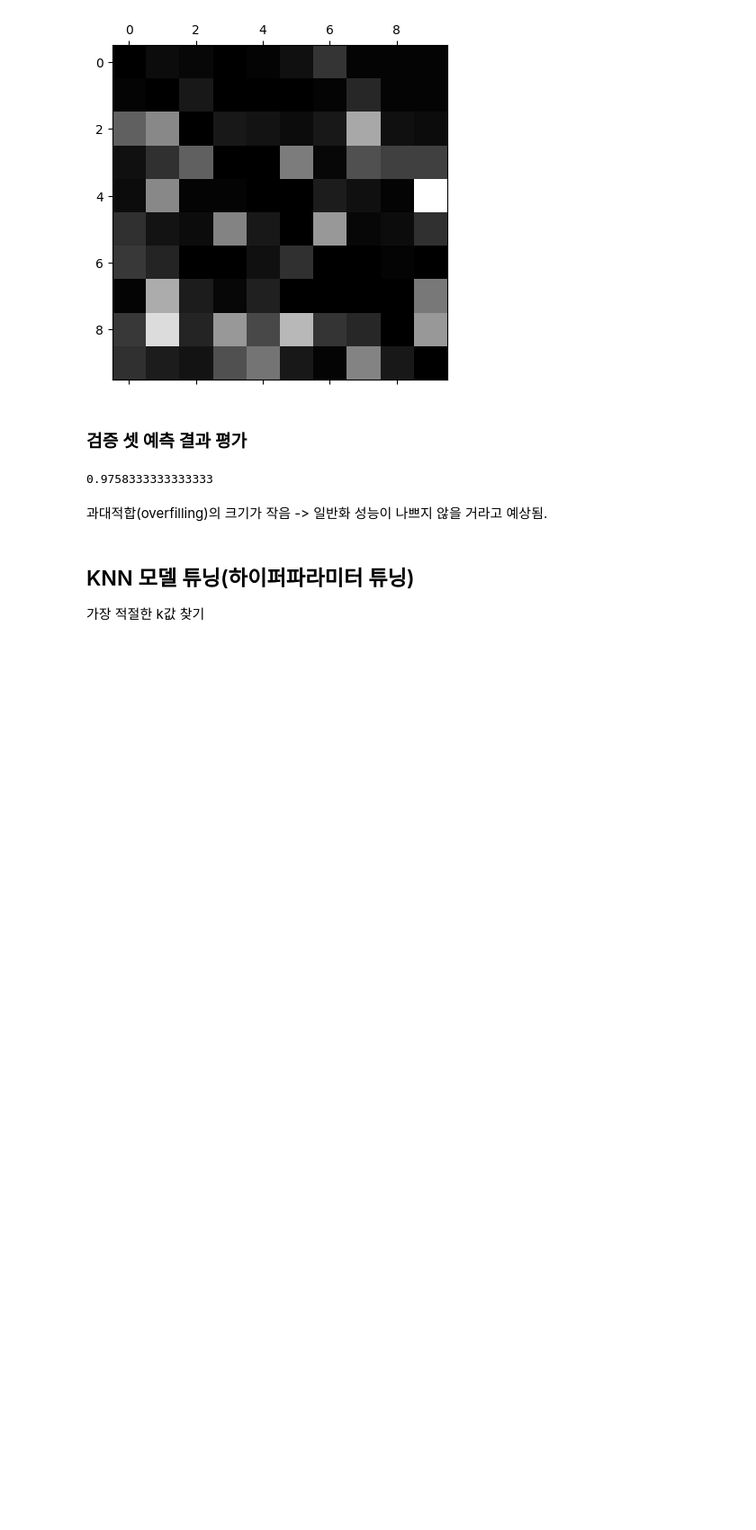
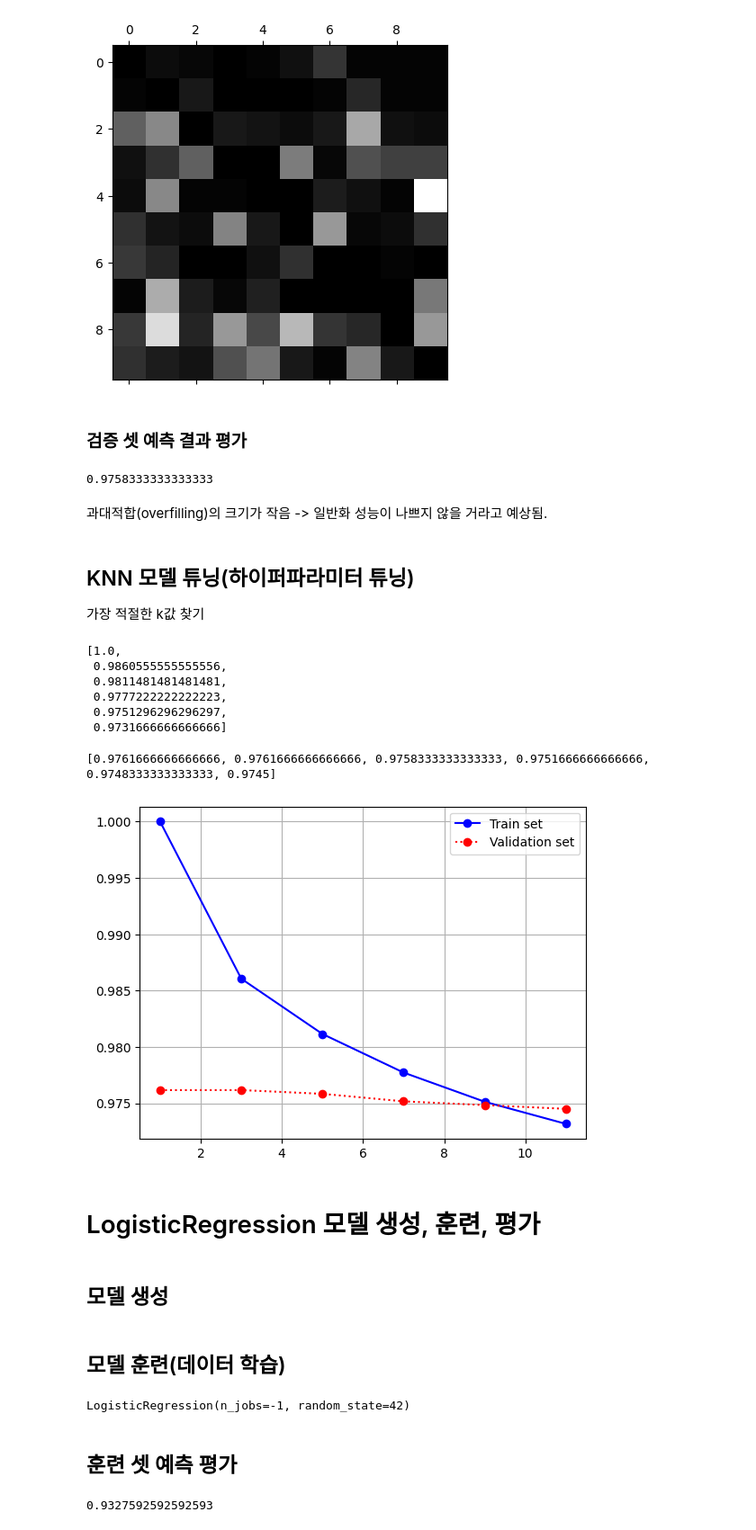
Before and after one commit to habaccc/Python_study, a Jupyter notebook: ml05_mnist.ipynb, the cells around one changed output. Shown at 90% size. Cells and saved outputs as stored; diff of their text form; code cells hidden in the pictures; blank space fills up the shorter version.

```diff
--- a/ml05_mnist.ipynb
+++ b/ml05_mnist.ipynb
@@ -372,3 +372,30 @@ for k in k_vals:
   train_scores.append(train_acc)
   val_acc = knn.score(X_val, y_val) # 검증 셋에서의 정확도
   val_scores.append(val_acc)
+# %%
+train_scores
+# %% [output]
+[1.0,
+ 0.9860555555555556,
+ 0.9811481481481481,
+ 0.9777222222222223,
+ 0.9751296296296297,
+ 0.9731666666666666]
+# %%
+print(val_scores)
+# %% [output]
+[0.9761666666666666, 0.9761666666666666, 0.9758333333333333, 0.9751666666666666, 0.9748333333333333, 0.9745]
+# %%
+plt.plot(k_vals, train_scores, 'bo-', label='Train set')
+plt.plot(k_vals, val_scores, 'ro:', label='Validation set')
+
+plt.grid()
+plt.legend()
+plt.
+plt.show()
+# %% [output]
+[figure, added]
+# %% [markdown]
+# LogisticRegression 모델 생성, 훈련, 평가
+# %% [markdown]
+## 모델 생성
@@ -374,0 +404,8 @@ for k in k_vals:
+# %% [markdown]
+## 모델 훈련(데이터 학습)
+# %%
+log_reg.fit(X_tr, y_tr)
+# %% [output]
+LogisticRegression(n_jobs=-1, random_state=42)
+# %% [markdown]
+## 훈련 셋 예측 평가
@@ -374,0 +414,4 @@ for k in k_vals:
+# %%
+accuracy_score(y_tr, y_tr_pred)
+# %% [output]
+0.9327592592592593
```
Also changed, not shown: parts of 10 cells of this notebook.
